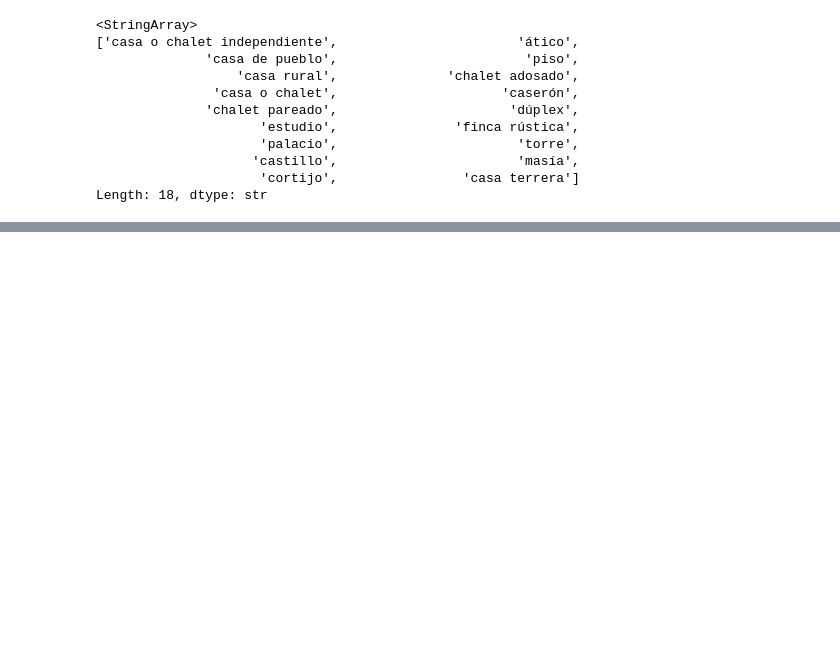
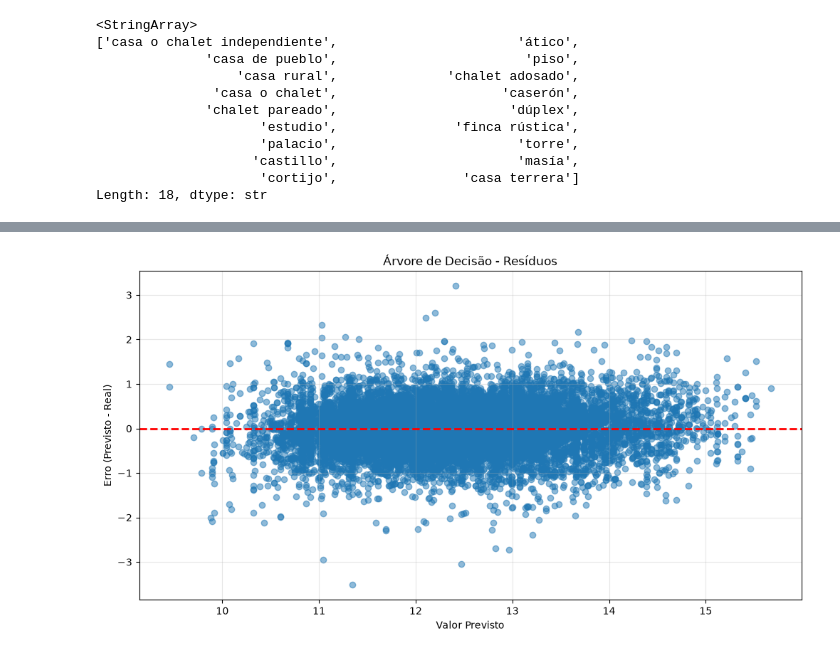
Before and after one commit to MarcioPaiano/SENAI-Projeto3, a Jupyter notebook: notebook/projetofinal.ipynb, the cells around one changed output, grey strips where cells are left out. Drawn from its saved outputs; the diff is of its cells as text; code cells hidden in the pictures; blank space fills up the shorter version.

```diff
--- a/notebook/projetofinal.ipynb
+++ b/notebook/projetofinal.ipynb
@@ -1682,0 +2655,34 @@ Length: 18, dtype: str
+# %%
+import pandas as pd
+import matplotlib.pyplot as plt
+
+resultado = pd.DataFrame({
+    "Valor Real": y_test,
+    "Valor Previsto": y_test_pred
+})
+
+resultado["Erro"] = resultado["Valor Previsto"] - resultado["Valor Real"]
+
+plt.figure(figsize=(12,6))
+
+plt.scatter(
+    resultado["Valor Previsto"],
+    resultado["Erro"],
+    alpha=0.5
+)
+
+plt.axhline(
+    y=0,
+    color="red",
+    linestyle="--",
+    linewidth=2
+)
+
+plt.xlabel("Valor Previsto")
+plt.ylabel("Erro (Previsto - Real)")
+plt.title("Árvore de Decisão - Resíduos")
+plt.grid(alpha=0.3)
+
+plt.show()
+# %% [output]
+[figure, added]
```
Also changed, not shown: parts of 110 cells of this notebook, 1 other file.
